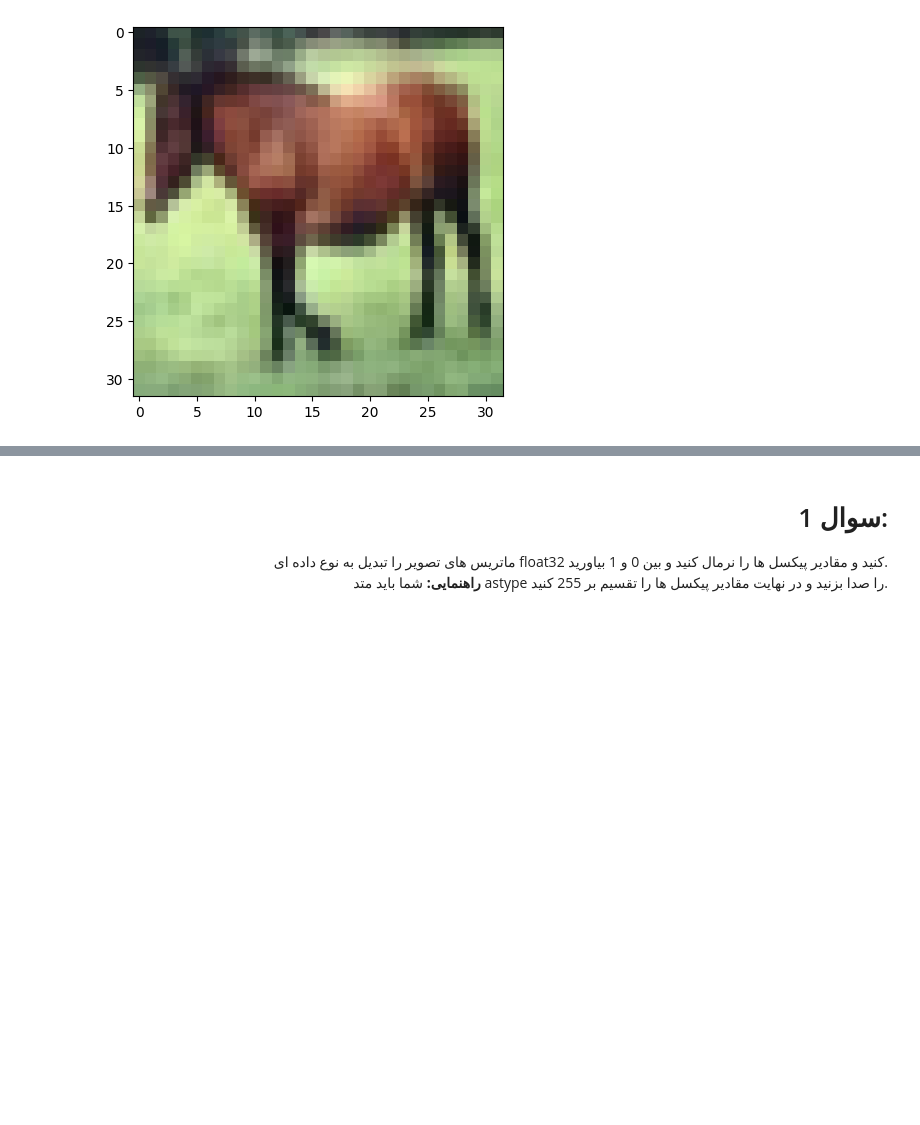
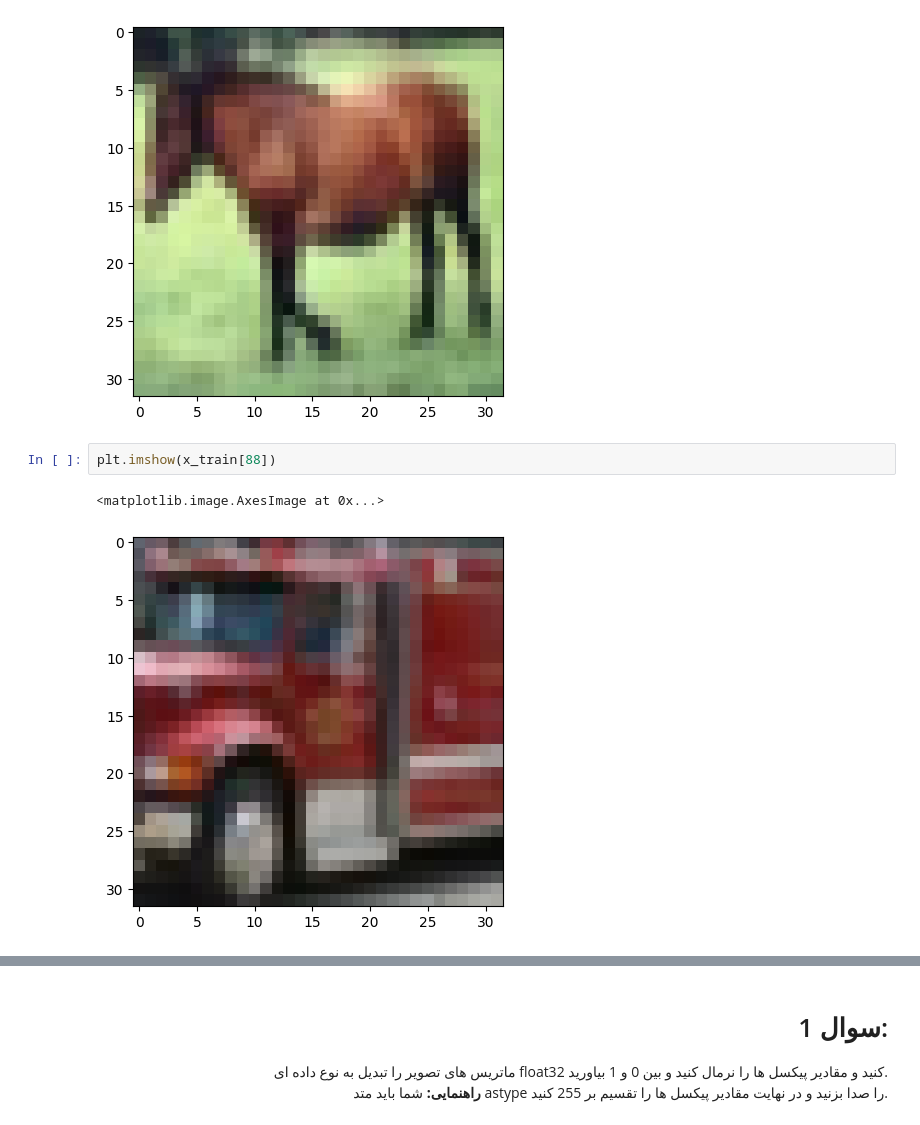
Before and after one commit to baharehbehrouz/DL, a Jupyter notebook: homework/ex2-conv-cifar10-in-colab.ipynb, the cells around one changed output, grey strips where cells are left out. Drawn from its saved outputs; the diff is of its cells as text; blank space fills up the shorter version.

```diff
--- a/homework/ex2-conv-cifar10-in-colab.ipynb
+++ b/homework/ex2-conv-cifar10-in-colab.ipynb
@@ -90,3 +66,8 @@ plt.imshow(x_train[7])
 # %% [output]
 <matplotlib.image.AxesImage at 0x...>
 [figure]
+# %%
+plt.imshow(x_train[88])
+# %% [output]
+<matplotlib.image.AxesImage at 0x...>
+[figure, added]
```
Also changed, not shown: parts of 22 cells of this notebook.
